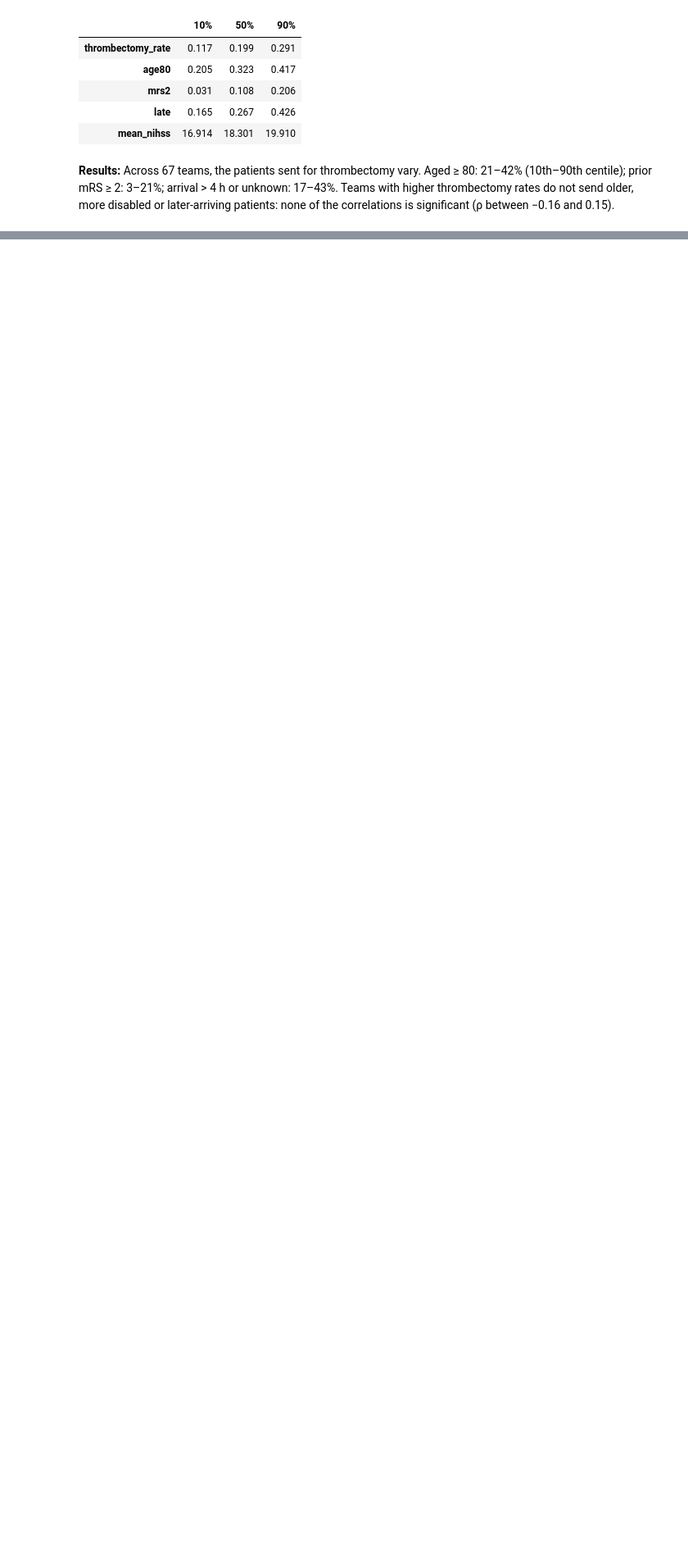
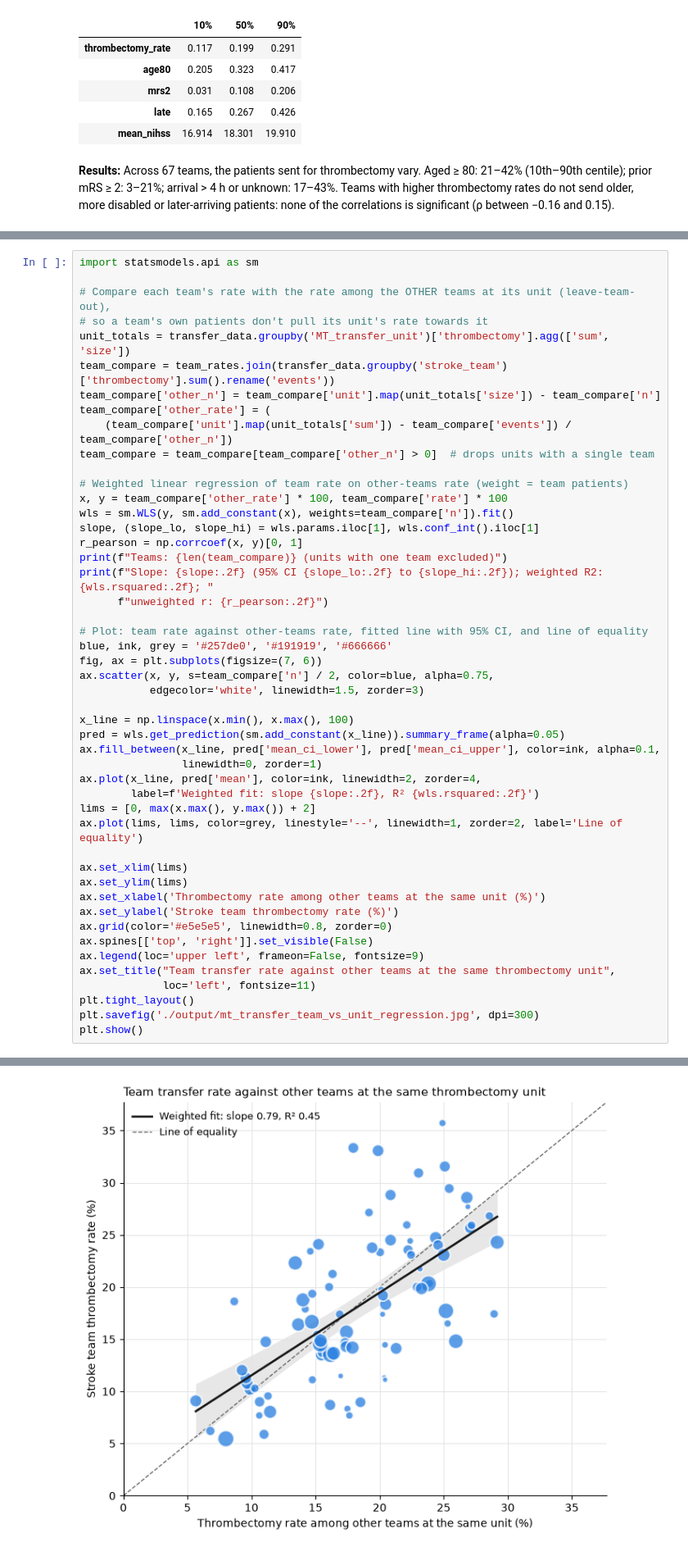
Before and after one commit to samuel-book/samuel-3, a Jupyter notebook: 1_descriptive_stats/02_thrombctomy.ipynb, the cells around one changed output, grey strips where cells are left out. Shown at 82% size. Cells and saved outputs as stored; diff of their text form; blank space fills up the shorter version.

```diff
--- a/1_descriptive_stats/02_thrombctomy.ipynb
+++ b/1_descriptive_stats/02_thrombctomy.ipynb
@@ -1076,0 +1184,49 @@ Thrombectomy rate vs mean_nihss: rho = -0.16, p = 0.21
+# %%
+import statsmodels.api as sm
+
+# Compare each team's rate with the rate among the OTHER teams at its unit (leave-team-out),
+# so a team's own patients don't pull its unit's rate towards it
+unit_totals = transfer_data.groupby('MT_transfer_unit')['thrombectomy'].agg(['sum', 'size'])
+team_compare = team_rates.join(transfer_data.groupby('stroke_team')['thrombectomy'].sum().rename('events'))
+team_compare['other_n'] = team_compare['unit'].map(unit_totals['size']) - team_compare['n']
+team_compare['other_rate'] = (
+    (team_compare['unit'].map(unit_totals['sum']) - team_compare['events']) / team_compare['other_n'])
+team_compare = team_compare[team_compare['other_n'] > 0]  # drops units with a single team
+
+# Weighted linear regression of team rate on other-teams rate (weight = team patients)
+x, y = team_compare['other_rate'] * 100, team_compare['rate'] * 100
+wls = sm.WLS(y, sm.add_constant(x), weights=team_compare['n']).fit()
+slope, (slope_lo, slope_hi) = wls.params.iloc[1], wls.conf_int().iloc[1]
+r_pearson = np.corrcoef(x, y)[0, 1]
+print(f"Teams: {len(team_compare)} (units with one team excluded)")
+print(f"Slope: {slope:.2f} (95% CI {slope_lo:.2f} to {slope_hi:.2f}); weighted R2: {wls.rsquared:.2f}; "
+      f"unweighted r: {r_pearson:.2f}")
+
+# Plot: team rate against other-teams rate, fitted line with 95% CI, and line of equality
+blue, ink, grey = '#257de0', '#191919', '#666666'
+fig, ax = plt.subplots(figsize=(7, 6))
+ax.scatter(x, y, s=team_compare['n'] / 2, color=blue, alpha=0.75,
+           edgecolor='white', linewidth=1.5, zorder=3)
+
+x_line = np.linspace(x.min(), x.max(), 100)
+pred = wls.get_prediction(sm.add_constant(x_line)).summary_frame(alpha=0.05)
+ax.fill_between(x_line, pred['mean_ci_lower'], pred['mean_ci_upper'], color=ink, alpha=0.1,
+                linewidth=0, zorder=1)
+ax.plot(x_line, pred['mean'], color=ink, linewidth=2, zorder=4,
+        label=f'Weighted fit: slope {slope:.2f}, R² {wls.rsquared:.2f}')
+lims = [0, max(x.max(), y.max()) + 2]
+ax.plot(lims, lims, color=grey, linestyle='--', linewidth=1, zorder=2, label='Line of equality')
+
+ax.set_xlim(lims)
+ax.set_ylim(lims)
+ax.set_xlabel('Thrombectomy rate among other teams at the same unit (%)')
+ax.set_ylabel('Stroke team thrombectomy rate (%)')
+ax.grid(color='#e5e5e5', linewidth=0.8, zorder=0)
+ax.spines[['top', 'right']].set_visible(False)
+ax.legend(loc='upper left', frameon=False, fontsize=9)
+ax.set_title("Team transfer rate against other teams at the same thrombectomy unit",
+             loc='left', fontsize=11)
+plt.tight_layout()
+plt.savefig('./output/mt_transfer_team_vs_unit_regression.jpg', dpi=300)
+plt.show()
+# %% [output]
@@ -1076,0 +1235 @@ Thrombectomy rate vs mean_nihss: rho = -0.16, p = 0.21
+[figure, added]
```
Also changed, not shown: parts of 19 cells of this notebook, 1 other file.
